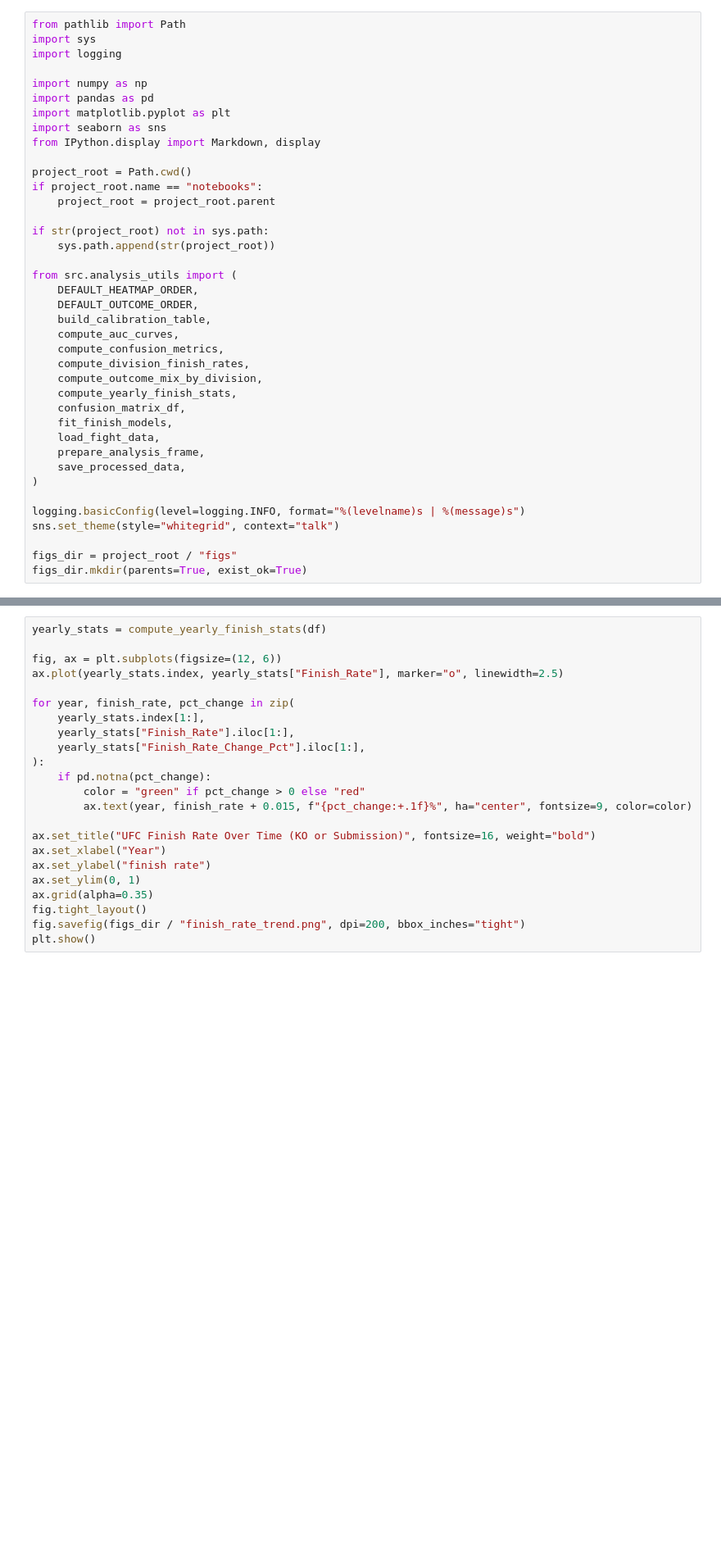
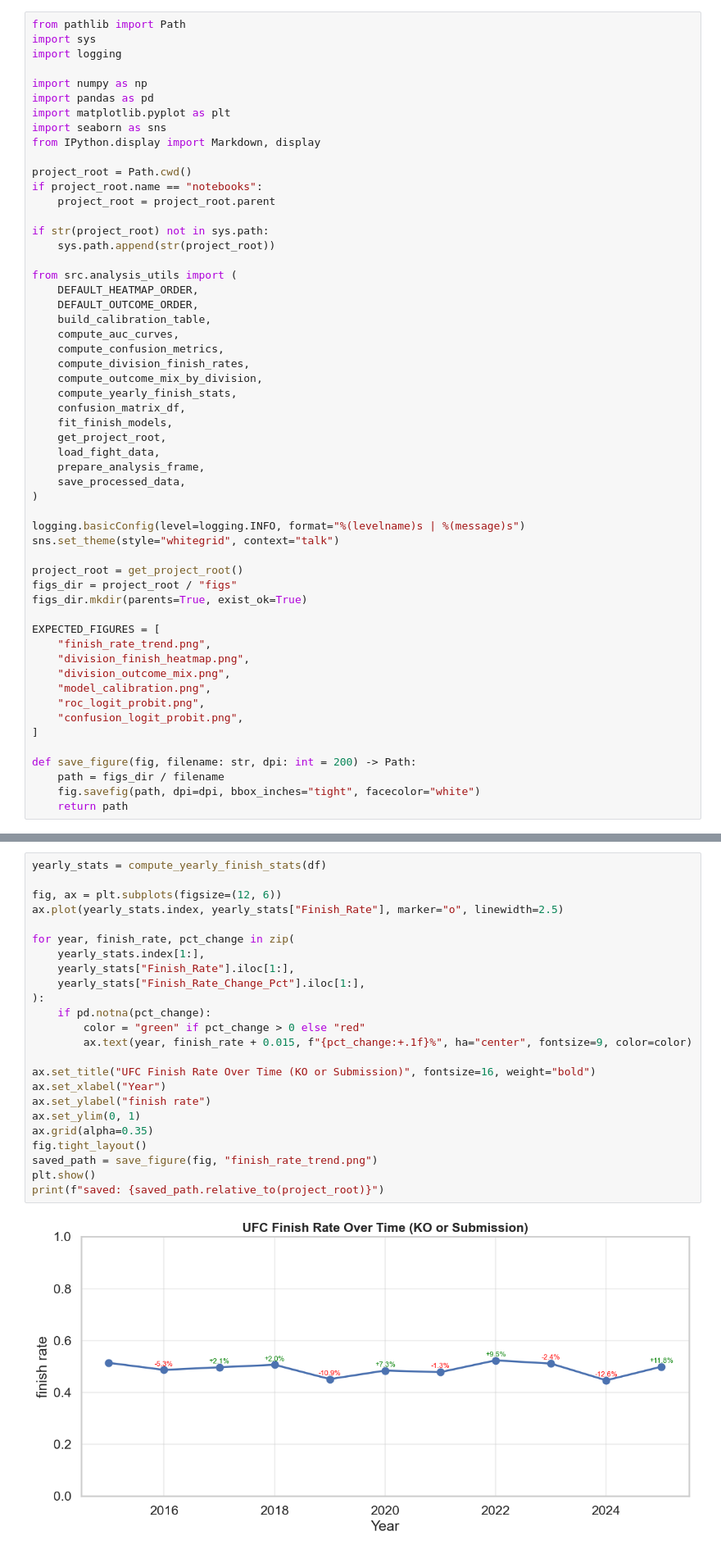
Before and after one commit to juan-villa/UFC-Finish-Rate-Analysis, a Jupyter notebook: notebooks/analysis.ipynb, the cells around one changed output, grey strips where cells are left out. Shown at 82% size. Drawn from its saved outputs; the diff is of its cells as text; blank space fills up the shorter version.

Commit message:
Improve analysis notebook and ensure all figures are exported

```diff
--- a/notebooks/analysis.ipynb
+++ b/notebooks/analysis.ipynb
@@ -53,6 +55,7 @@ from src.analysis_utils import (
     compute_yearly_finish_stats,
     confusion_matrix_df,
     fit_finish_models,
+    get_project_root,
     load_fight_data,
     prepare_analysis_frame,
     save_processed_data,
@@ -61,8 +64,23 @@ from src.analysis_utils import (
 logging.basicConfig(level=logging.INFO, format="%(levelname)s | %(message)s")
 sns.set_theme(style="whitegrid", context="talk")
 
+project_root = get_project_root()
 figs_dir = project_root / "figs"
 figs_dir.mkdir(parents=True, exist_ok=True)
+
+EXPECTED_FIGURES = [
+    "finish_rate_trend.png",
+    "division_finish_heatmap.png",
+    "division_outcome_mix.png",
+    "model_calibration.png",
+    "roc_logit_probit.png",
+    "confusion_logit_probit.png",
+]
+
+def save_figure(fig, filename: str, dpi: int = 200) -> Path:
+    path = figs_dir / filename
+    fig.savefig(path, dpi=dpi, bbox_inches="tight", facecolor="white")
+    return path
 # %% [markdown]
 ## 2) load and prepare data
 # %%
@@ -80,23 +111,26 @@ df.head()
 # %%
 yearly_stats = compute_yearly_finish_stats(df)
 
 fig, ax = plt.subplots(figsize=(12, 6))
 ax.plot(yearly_stats.index, yearly_stats["Finish_Rate"], marker="o", linewidth=2.5)
 
 for year, finish_rate, pct_change in zip(
     yearly_stats.index[1:],
     yearly_stats["Finish_Rate"].iloc[1:],
     yearly_stats["Finish_Rate_Change_Pct"].iloc[1:],
 ):
     if pd.notna(pct_change):
         color = "green" if pct_change > 0 else "red"
         ax.text(year, finish_rate + 0.015, f"{pct_change:+.1f}%", ha="center", fontsize=9, color=color)
 
 ax.set_title("UFC Finish Rate Over Time (KO or Submission)", fontsize=16, weight="bold")
 ax.set_xlabel("Year")
 ax.set_ylabel("finish rate")
 ax.set_ylim(0, 1)
 ax.grid(alpha=0.35)
 fig.tight_layout()
-fig.savefig(figs_dir / "finish_rate_trend.png", dpi=200, bbox_inches="tight")
+saved_path = save_figure(fig, "finish_rate_trend.png")
 plt.show()
+print(f"saved: {saved_path.relative_to(project_root)}")
+# %% [output]
+[figure, added]
```
Also changed, not shown: parts of 18 cells of this notebook, 4 other files.
